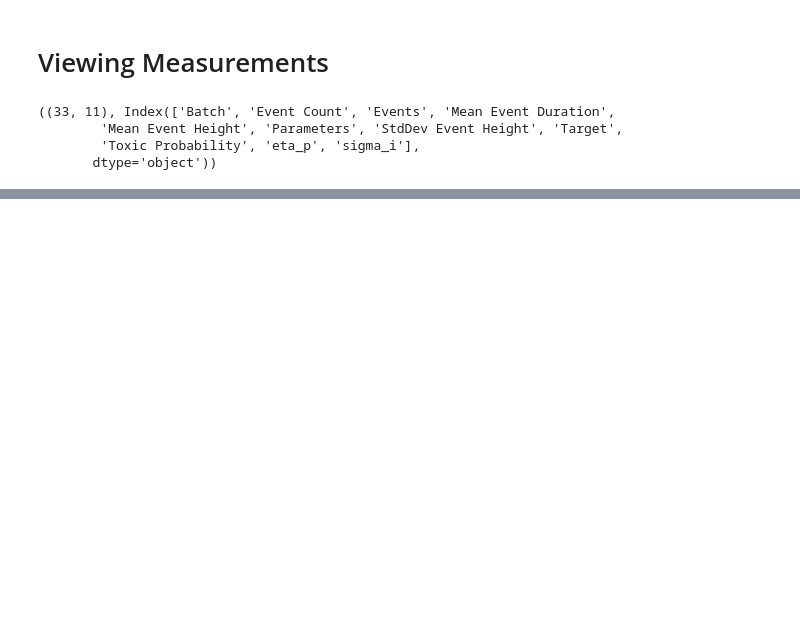
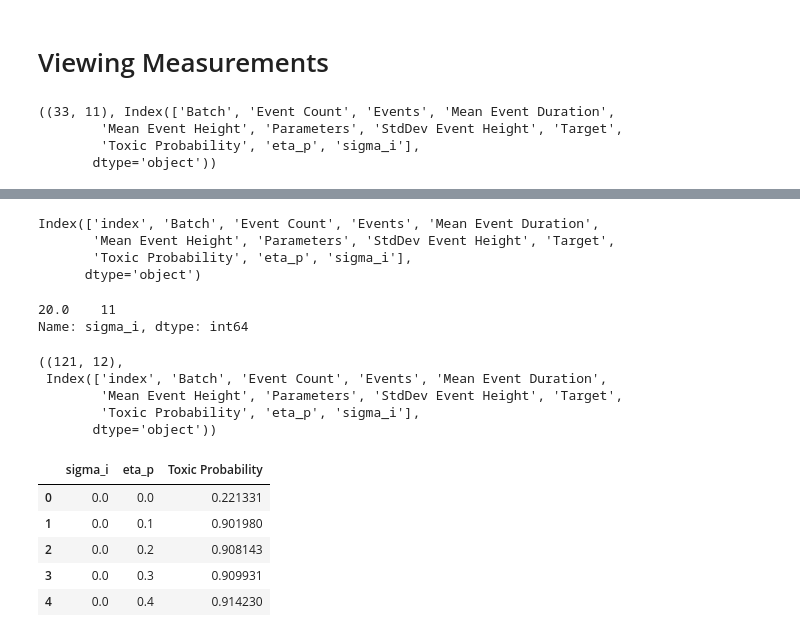
Before and after one commit to ctogle/mini_gillespiem, a Jupyter notebook: TAmodule_aim2.ipynb, the cells around one changed output, grey strips where cells are left out. Drawn from its saved outputs; the diff is of its cells as text; code cells hidden in the pictures; blank space fills up the shorter version.

```diff
--- a/TAmodule_aim2.ipynb
+++ b/TAmodule_aim2.ipynb
@@ -270,0 +270,41 @@ Name: eta_p, dtype: float64
+# %%
+target_selection.columns
+# %% [output]
+Index(['index', 'Batch', 'Event Count', 'Events', 'Mean Event Duration',
+       'Mean Event Height', 'Parameters', 'StdDev Event Height', 'Target',
+       'Toxic Probability', 'eta_p', 'sigma_i'],
+      dtype='object')
+# %%
+target_selection['sigma_i'].value_counts()
+# %% [output]
+20.0    11
+Name: sigma_i, dtype: int64
+# %%
+pscan = pscans[0]
+subspace = {
+    #'kappa_T': 0.0000001,
+    #'kappa_T': 0,
+    #'kappa_I': 0,
+    #'sigma_i': 20,
+}
+targets = ('time', 'T_free', 'I')
+target = 'T_free'
+
+selection = pscan_view(pscan, subspace, targets)
+selection = selection.loc[selection['Target'] == target].reset_index()
+selection.shape, selection.columns
+# %% [output]
+((121, 12),
+ Index(['index', 'Batch', 'Event Count', 'Events', 'Mean Event Duration',
+        'Mean Event Height', 'Parameters', 'StdDev Event Height', 'Target',
+        'Toxic Probability', 'eta_p', 'sigma_i'],
+       dtype='object'))
+# %%
+selection[['sigma_i', 'eta_p', 'Toxic Probability']].head()
+# %% [output]
+|  | sigma_i | eta_p | Toxic Probability |
+| 0 | 0.0 | 0.0 | 0.221331 |
+| 1 | 0.0 | 0.1 | 0.901980 |
+| 2 | 0.0 | 0.2 | 0.908143 |
+| 3 | 0.0 | 0.3 | 0.909931 |
+| 4 | 0.0 | 0.4 | 0.914230 |
```
Also changed, not shown: parts of 4 cells of this notebook, 2 other files.
